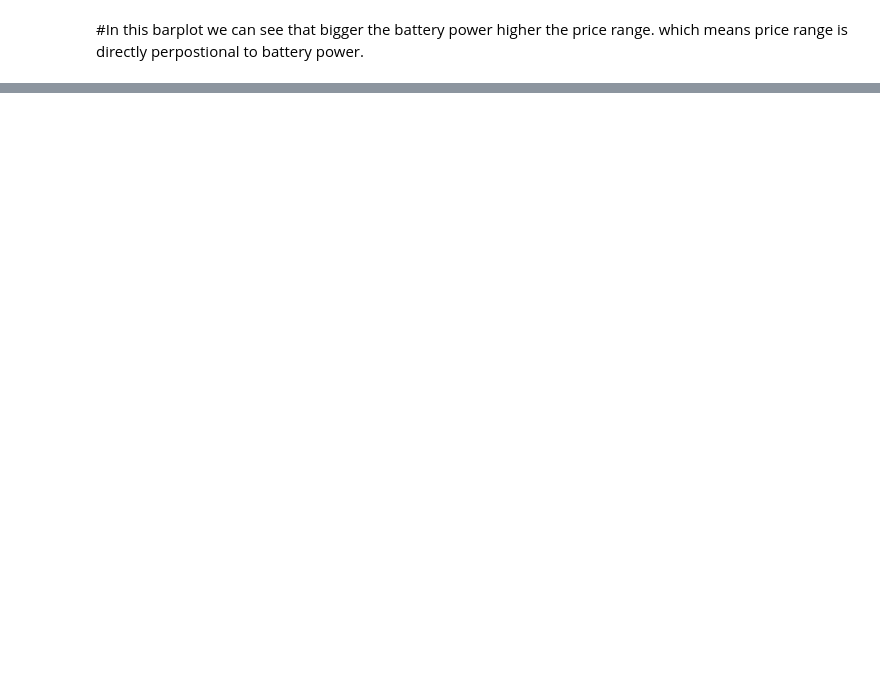
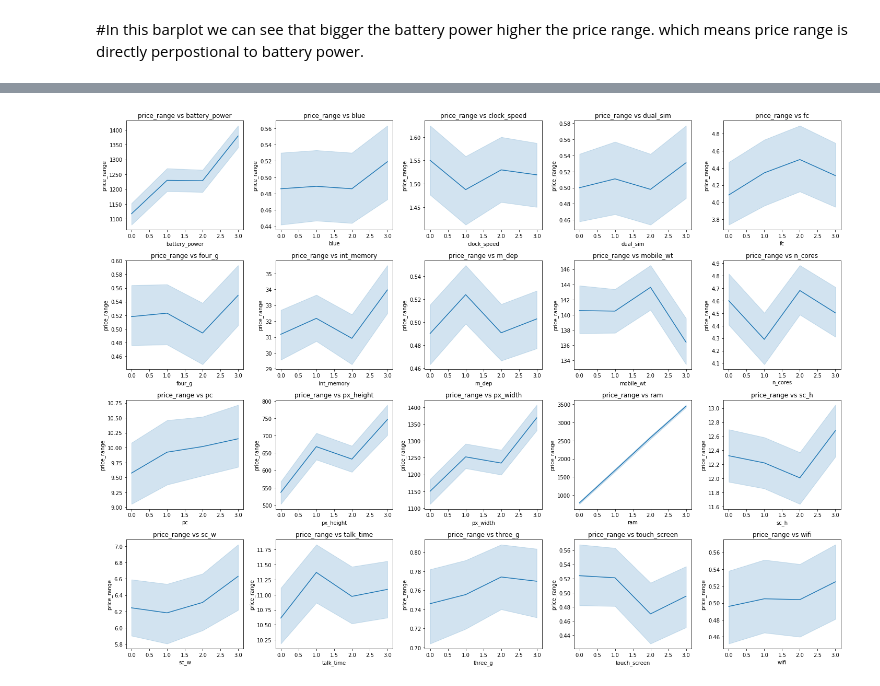
Before and after one commit to Lovejeet-Singh-31/Mobile-Price-Range-Prediction, a Jupyter notebook: Mobile_Price_Range_Prediction.ipynb, the cells around one changed output, grey strips where cells are left out. Saved outputs shown, nothing was run; the diff lists cells and outputs as text; code cells hidden in the pictures; blank space fills up the shorter version.

```diff
--- a/Mobile_Price_Range_Prediction.ipynb
+++ b/Mobile_Price_Range_Prediction.ipynb
@@ -316,0 +339,3 @@ for i in var_list:
+# %%
+numeric_features = list(mobile_df.describe().columns)
+numeric_features
@@ -316,0 +360,18 @@ for i in var_list:
+# %%
+#cheking how feature effect the price range.
+rows=4
+cols=5
+counter=1
+fig = plt.figure(figsize=(20, 15))
+for col in numeric_features:
+  if col not in ['price_range']:
+
+    plt.subplot(rows,cols,counter)
+    sns.lineplot(x=mobile_df['price_range'], y=mobile_df[col])
+    plt.xlabel(col)
+    plt.ylabel('price_range')
+    plt.title(f'price_range vs {col}')
+    counter=counter+1
+    plt.tight_layout()
+# %% [output]
+[figure, added]
```
Also changed, not shown: parts of 18 cells of this notebook.
